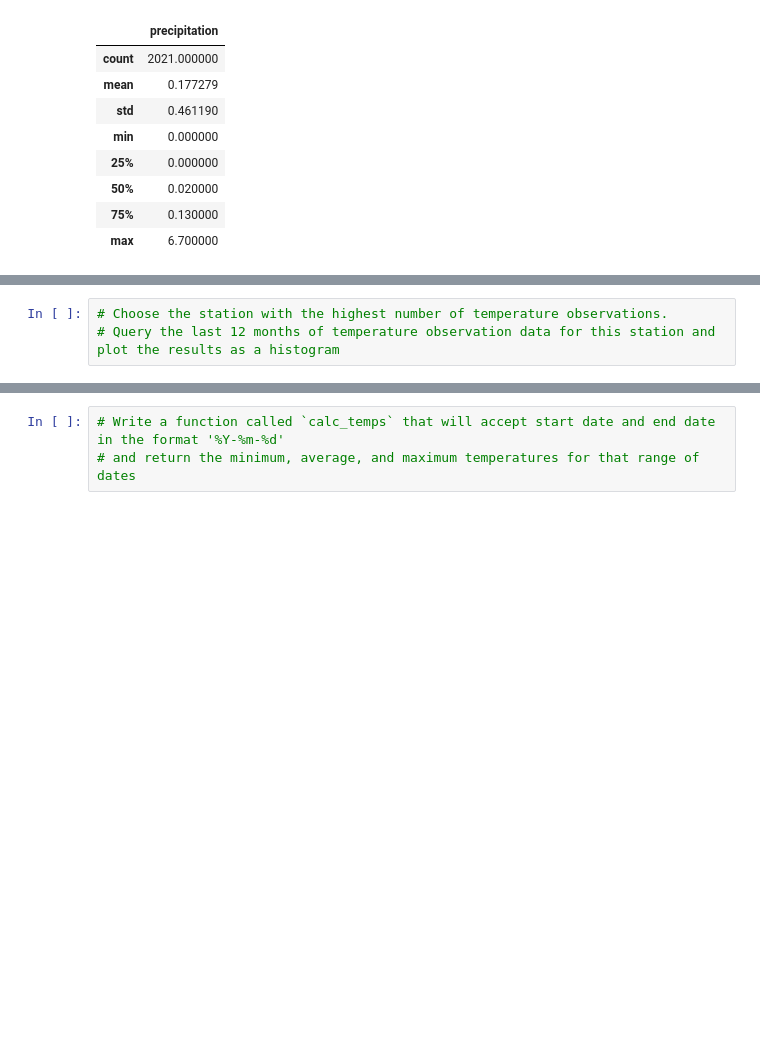
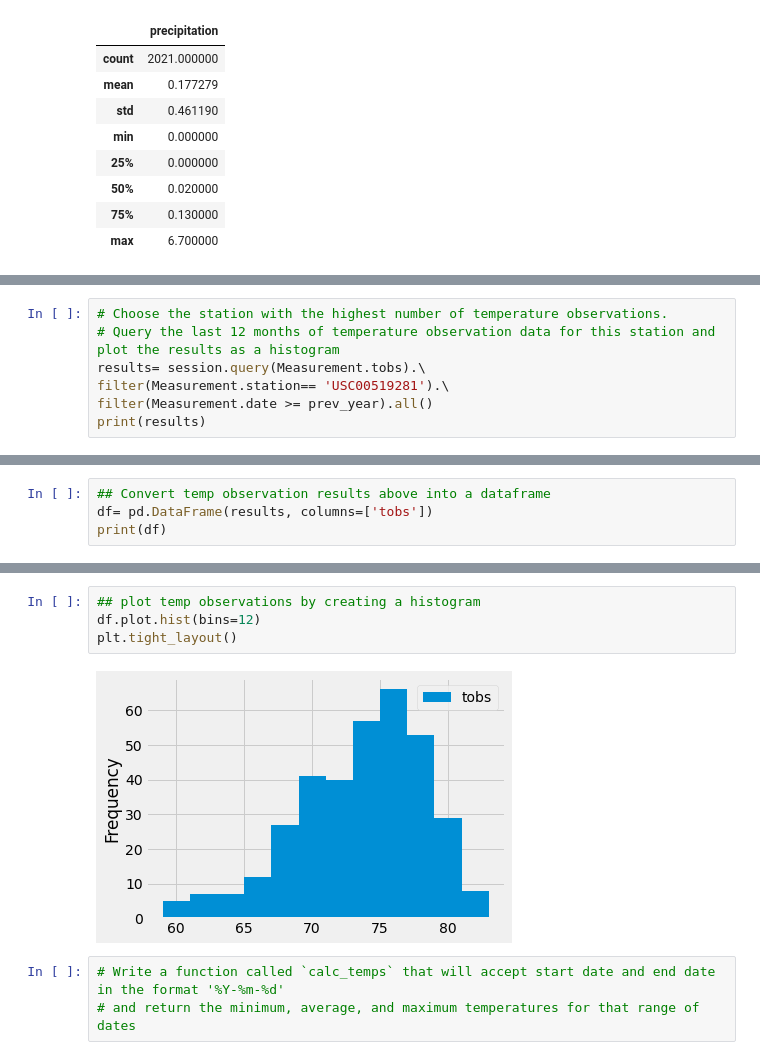
Before and after one commit to sosorio18/surfs_up, a Jupyter notebook: climate_analysis.ipynb, the cells around one changed output, grey strips where cells are left out. Saved outputs shown, nothing was run; the diff lists cells and outputs as text; blank space fills up the shorter version.

```diff
--- a/climate_analysis.ipynb
+++ b/climate_analysis.ipynb
@@ -149,3 +168,7 @@ df.describe()
 # %%
 # Choose the station with the highest number of temperature observations.
 # Query the last 12 months of temperature observation data for this station and plot the results as a histogram
+results= session.query(Measurement.tobs).\
+filter(Measurement.station== 'USC00519281').\
+filter(Measurement.date >= prev_year).all()
+print(results)
@@ -151,0 +177,4 @@ df.describe()
+# %%
+## Convert temp observation results above into a dataframe
+df= pd.DataFrame(results, columns=['tobs'])
+print(df)
@@ -152,3 +196,9 @@ df.describe()
+# %%
+## plot temp observations by creating a histogram
+df.plot.hist(bins=12)
+plt.tight_layout()
+# %% [output]
+[figure, added]
 # %%
 # Write a function called `calc_temps` that will accept start date and end date in the format '%Y-%m-%d'
 # and return the minimum, average, and maximum temperatures for that range of dates
```
Also changed, not shown: parts of 5 cells of this notebook.
